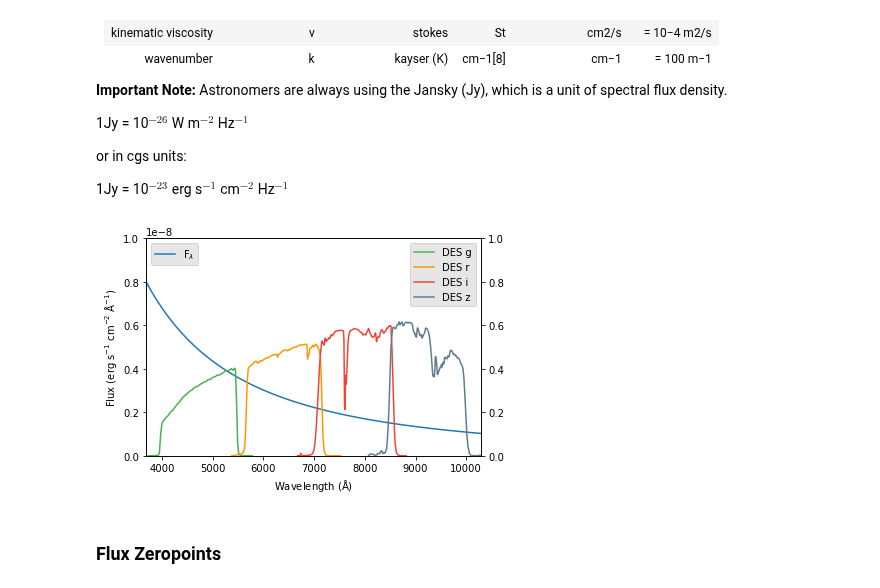
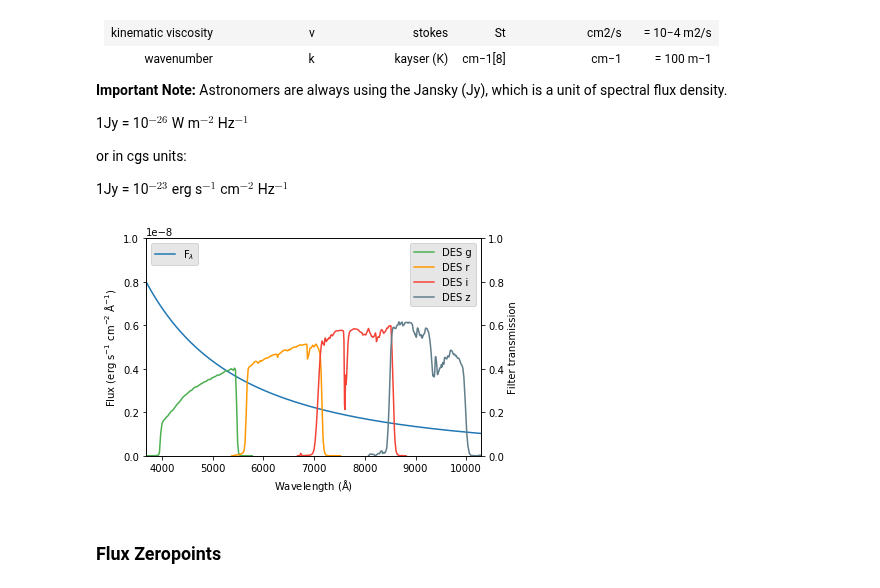
Before and after one commit to chrisfrohmaier/what_the_flux, a Jupyter notebook: Fluxes_and_AB.ipynb, the cells around one changed output. Cells and saved outputs as stored; diff of their text form; code cells hidden in the pictures.

```diff
--- a/Fluxes_and_AB.ipynb
+++ b/Fluxes_and_AB.ipynb
@@ -144,29 +144,30 @@ mat_c = {'g':'#4CAF50','r':'#FF9800','i':'#f44336','z':'#607D8B'}
 # %%
 ## Plotting it all up
 
 ax1 = plt.subplot(111)
 ax1.plot(wavelength,F_lam, label=r'F$_\lambda$')
 #ax1.set_xscale('log')
 legend=ax1.legend(loc=2, frameon=True)
 frame=legend.get_frame()
 frame.set_facecolor('#E0E0E0')
 ax1.set_ylabel(r'Flux (erg s$^{-1}$ cm$^{-2}$ $\mathrm{\AA}^{-1}$)')
 ax1.set_xlabel(r'Wavelength ($\mathrm{\AA}$)')
 
 ax2 = plt.twinx(ax1)
 ax2.plot(desg_w,desg_t, label='DES g',c=mat_c['g'])
 ax2.plot(desr_w,desr_t, label='DES r',c=mat_c['r'])
 ax2.plot(desi_w,desi_t, label='DES i',c=mat_c['i'])
 ax2.plot(desz_w,desz_t, label='DES z',c=mat_c['z'])
 ax2.set_ylim(0,1)
+ax2.set_ylabel('Filter transmission')
 
 ax2.set_xlim(min(desg_w),max(desz_w))
 ax1.set_ylim(0,1e-8)
 legend=ax2.legend(loc=1, frameon=True)
 frame=legend.get_frame()
 frame.set_facecolor('#E0E0E0')
 # %% [output]
-[figure, old version]
+[figure, new version]
 # %%
 fluxes = [fluxg.value,fluxr.value,fluxi.value,fluxz.value]
 # %% [markdown]
```
